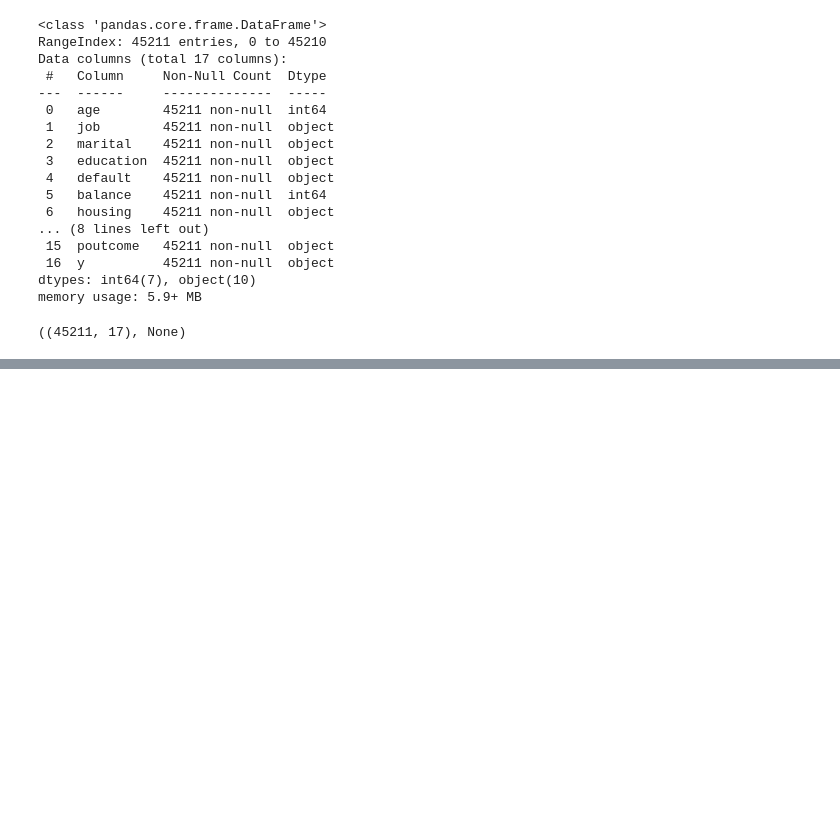
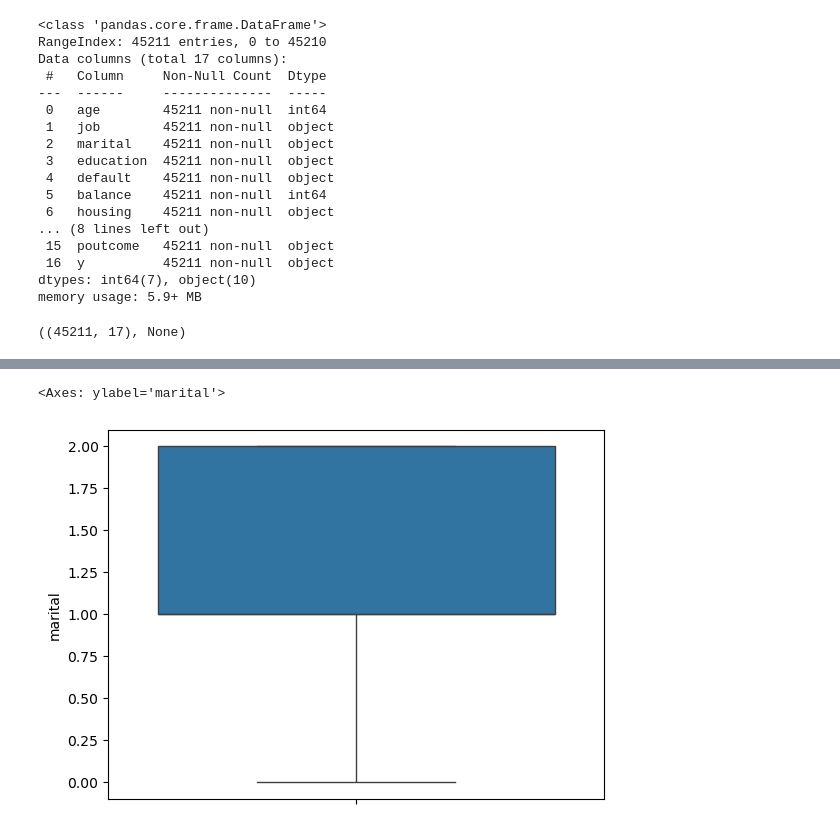
Before and after one commit to ankitmandhare1111/bankmarketing_MLModel, a Jupyter notebook: Model.ipynb, the cells around one changed output, grey strips where cells are left out. Cells and saved outputs as stored; diff of their text form; code cells hidden in the pictures; blank space fills up the shorter version.

```diff
--- a/Model.ipynb
+++ b/Model.ipynb
@@ -84,0 +186,25 @@ memory usage: 5.9+ MB
+# %%
+#checking descriptive stats: Numerical_Data and Categorical_Data
+
+from collections import OrderedDict
+stats=[]
+
+for i in Numerical_Data:
+    Numerical_Stats=OrderedDict({
+                    'Feature':i,
+                    'Maximum':Numerical_Data[i].max(),
+                    'Minimum':Numerical_Data[i].min(),
+                    'Median':Numerical_Data[i].median(),
+                    '25%':Numerical_Data[i].quantile(0.25),
+                    '75%':Numerical_Data[i].quantile(0.75),
+                    'Mean':Numerical_Data[i].mean(),
+                    'Standard_Deviation':Numerical_Data[i].std(),
+                    'kurtosis':Numerical_Data[i].kurt(),
+                    'Skewdness':Numerical_Data[i].skew()
+
+
+
+    })
+    stats.append(Numerical_Stats)
+
+    report=pd.DataFrame(stats)
@@ -84,0 +213,6 @@ memory usage: 5.9+ MB
+# %%
+# Checking Categorical_Data
+
+for i in Categorical_Data:
+    print(Categorical_Data[i].value_counts())
+    print('*'*40)
@@ -84,0 +248,6 @@ memory usage: 5.9+ MB
+# %%
+df['job']=LabelEncoder().fit_transform(df['job'])
+df['marital']=LabelEncoder().fit_transform(df['marital'])
+df['education']=LabelEncoder().fit_transform(df['education'])
+df['contact']=LabelEncoder().fit_transform(df['contact'])
+df['poutcome']=LabelEncoder().fit_transform(df['poutcome'])
@@ -84,0 +286,4 @@ memory usage: 5.9+ MB
+# %%
+le = LabelEncoder()
+for i in Categorical_Data:
+    df[i]= le.fit_transform(df[i])
@@ -84,0 +433,5 @@ memory usage: 5.9+ MB
+# %%
+sns.boxplot(df['marital'])
+# %% [output]
+<Axes: ylabel='marital'>
+[figure, added]
```
Also changed, not shown: parts of 34 cells of this notebook.
